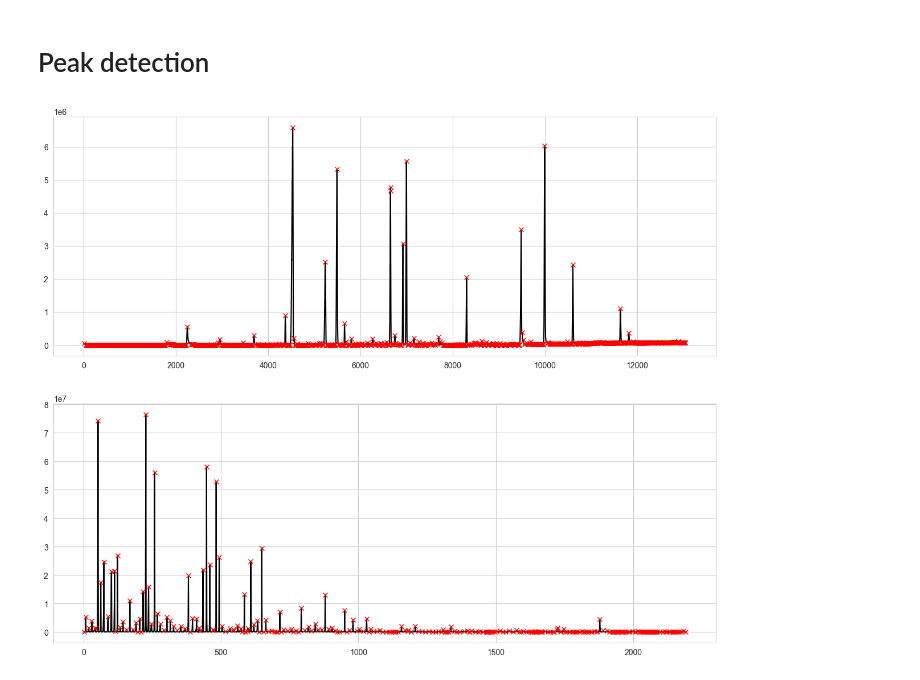
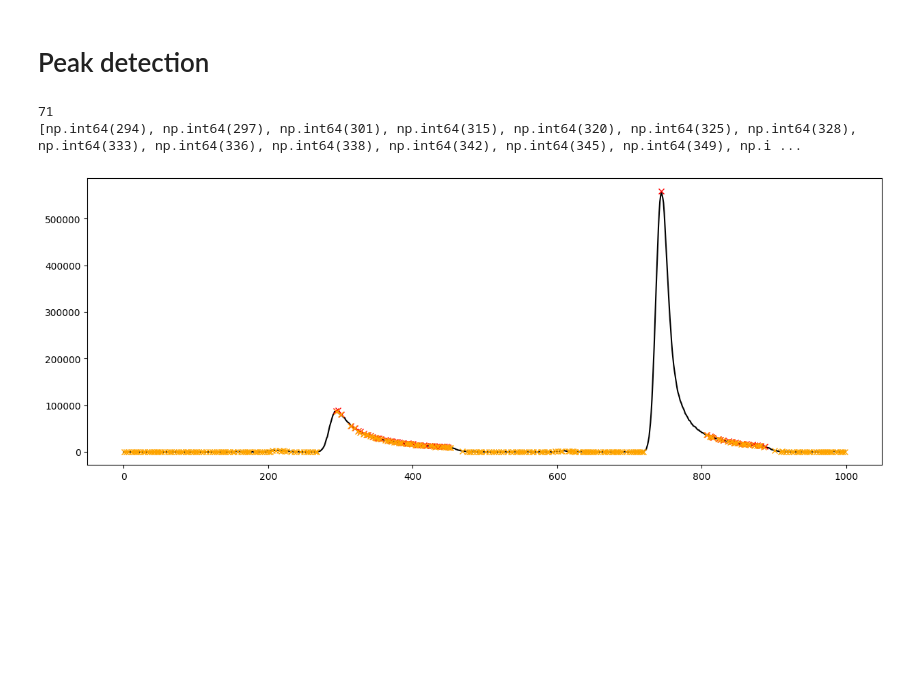
Before and after one commit to mpho-mafata/Chromatographic-data, a Jupyter notebook: Chromatography.ipynb, the cells around one changed output. Drawn from its saved outputs; the diff is of its cells as text; code cells hidden in the pictures; blank space fills up the shorter version.

Commit message:
start peak detection for minima

```diff
--- a/Chromatography.ipynb
+++ b/Chromatography.ipynb
@@ -51,28 +51,26 @@ Finished sample 3 of 95
 # %%
 import numpy as np
 import matplotlib.pyplot as plt
 from scipy.signal import find_peaks
 x1 = pd.DataFrame(beer_data[0])
 x1=x1.groupby(["retention_time"]).aggregate({'intensities':'sum'}).reset_index()
 x1=x1["intensities"].reset_index(drop=True)
-# x=x.iloc[1500:2500].reset_index(drop=True)
-peaks1, _ = find_peaks(x1, width=1)
+x1=x1.iloc[1500:2500].reset_index(drop=True)
+peaks1, _ = find_peaks(x1, height=10000)
 
-x2 = pd.DataFrame(beer_data[0])
-x2=x2.groupby(["mass_values"]).aggregate({'intensities':'sum'}).reset_index()
-x2=x2["intensities"].reset_index(drop=True)
-# x=x.iloc[1500:2500].reset_index(drop=True)
-peaks2, _ = find_peaks(x2)
+print(len(peaks1))
+
+throughs,_ = find_peaks(np.negative(x1))
+local_maxima = list(peaks1)
+print(local_maxima)
+local_minima = list(throughs)
 
 fig = plt.figure(figsize = (15, 12))
 ax1 = fig.add_subplot(2,1,1)
 ax1 = plt.plot(x1,'black')
 ax1 = plt.plot(peaks1, x1[peaks1], "x",color = 'red')
-
-ax2 = fig.add_subplot(2,1,2)
-ax2 = plt.plot(x2,'black')
-ax2 = plt.plot(peaks2, x2[peaks2], "x",color = 'red')
-
-# beer_data[0]
+ax1 = plt.plot(local_minima, x1[local_minima],"x",color="orange")
 # %% [output]
+71
+[np.int64(294), np.int64(297), np.int64(301), np.int64(315), np.int64(320), np.int64(325), np.int64(328), np.int64(333), np.int64(336), np.int64(338), np.int64(342), np.int64(345), np.int64(349), np.i ...
-[figure, old version]
+[figure, new version]
```
Also changed, not shown: parts of 2 cells of this notebook.
